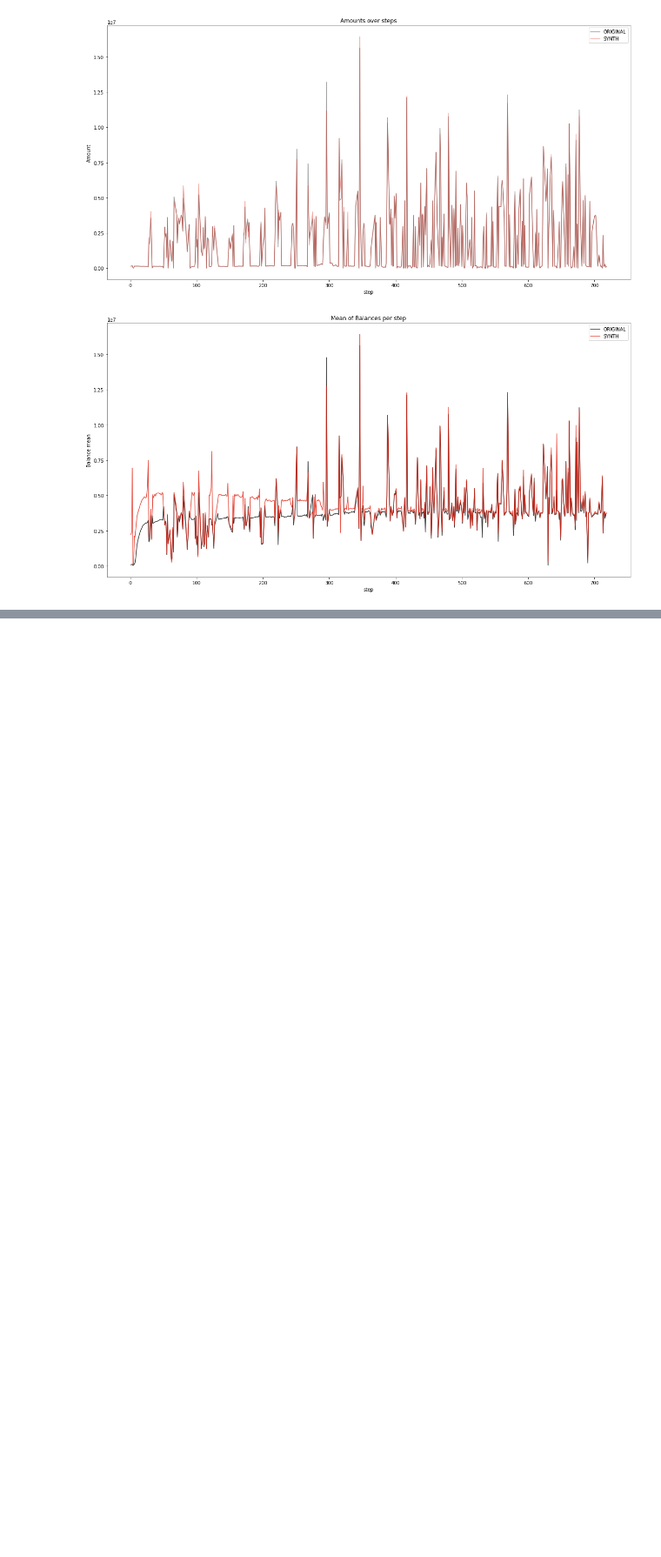
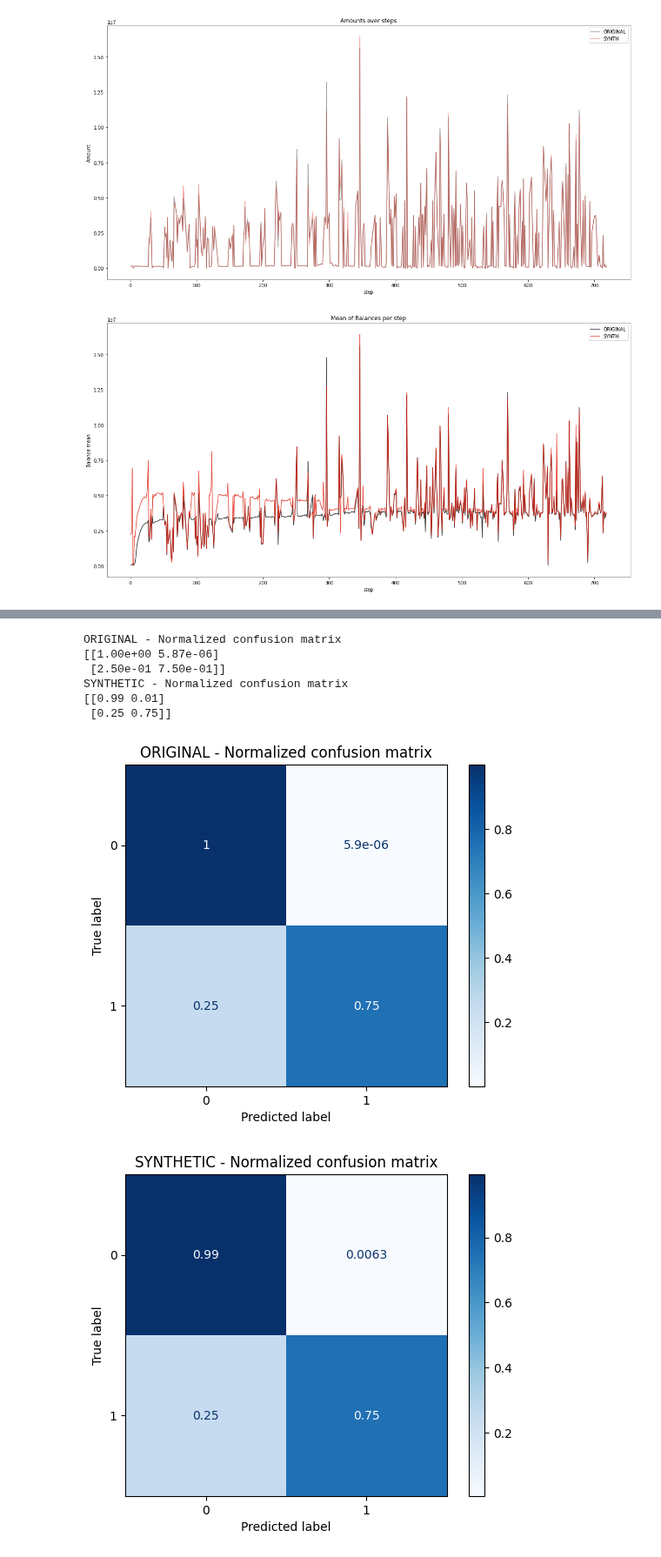
Before and after one commit to ydataai/academy, a Jupyter notebook: synthesizers/time-series/paysim/PAYSIM.ipynb, the cells around one changed output, grey strips where cells are left out. Shown at 87% size. Cells and saved outputs as stored; diff of their text form; code cells hidden in the pictures; blank space fills up the shorter version.

```diff
--- a/synthesizers/time-series/paysim/PAYSIM.ipynb
+++ b/synthesizers/time-series/paysim/PAYSIM.ipynb
@@ -510,0 +534,5 @@ plt.show()
+# %%
+df = rearrange_dataset(df)
+sample = rearrange_dataset(sample)
+df = extract_features(df)
+sample = extract_features(sample)
@@ -510,0 +610,31 @@ plt.show()
+# %%
+np.set_printoptions(precision=2)
+plt.style.use('default')
+
+titles = [
+    ("ORIGINAL - Normalized confusion matrix", proba_ori, 0.29),
+    ("SYNTHETIC - Normalized confusion matrix", proba_syn, 0.05)
+]
+
+for title, pred, threshold in titles:
+    disp = ConfusionMatrixDisplay.from_predictions(
+        y_ori_test,
+        (pred >=threshold).astype(int),
+        cmap=plt.cm.Blues,
+        normalize="true",
+    )
+    disp.ax_.set_title(title)
+
+    print(title)
+    print(disp.confusion_matrix)
+
+plt.show()
+# %% [output]
+ORIGINAL - Normalized confusion matrix
+[[1.00e+00 5.87e-06]
+ [2.50e-01 7.50e-01]]
+SYNTHETIC - Normalized confusion matrix
+[[0.99 0.01]
+ [0.25 0.75]]
+[figure, added]
+[figure, added]
```
Also changed, not shown: parts of 11 cells of this notebook.
